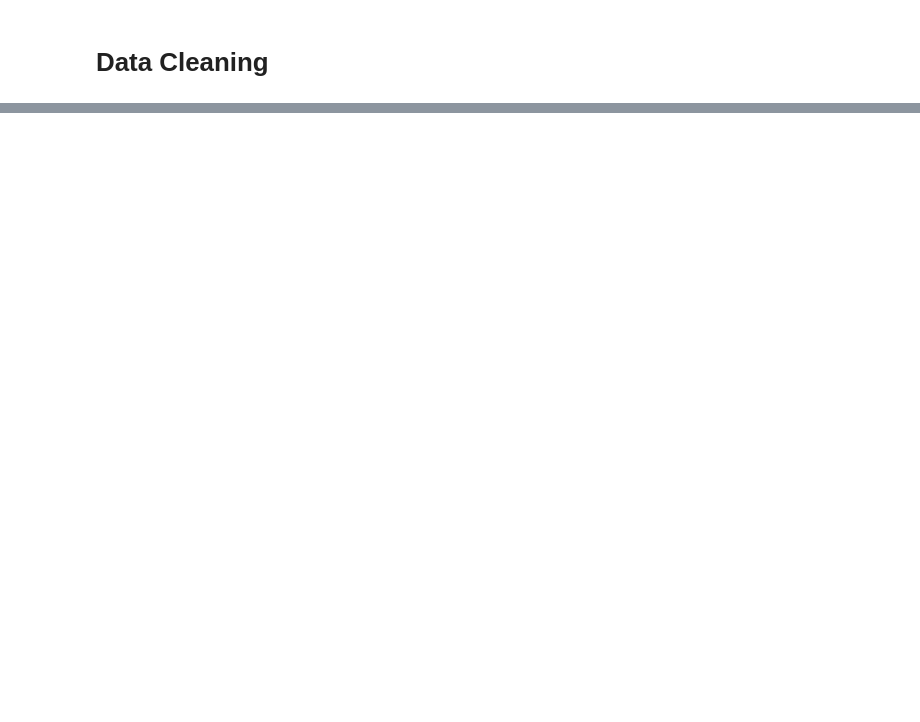
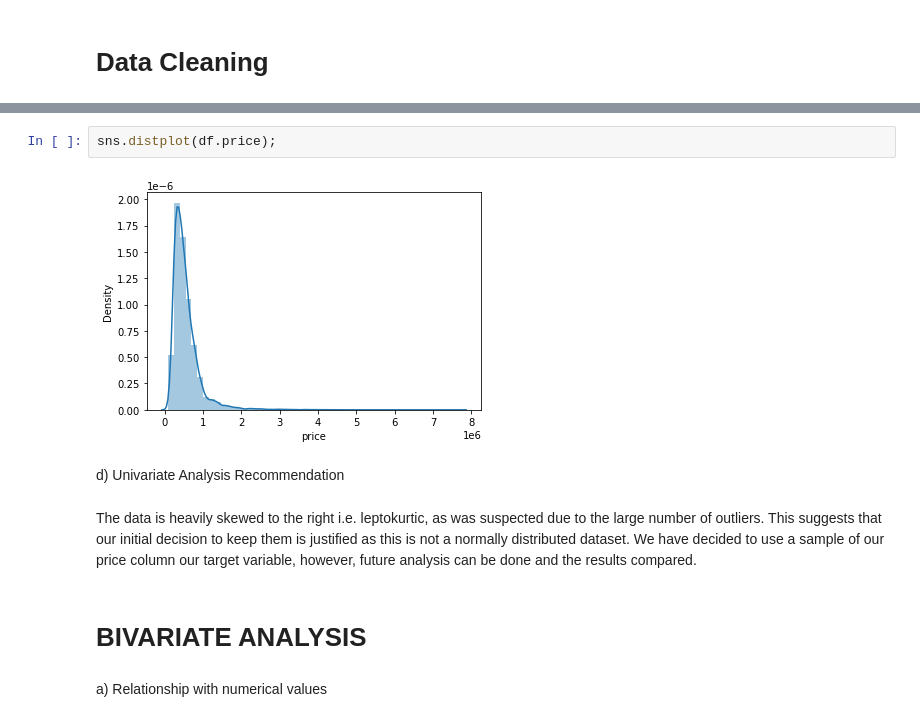
Before and after one commit to Musasia-Ryan/Phase-2-project, a Jupyter notebook: student.ipynb, the cells around one changed output, grey strips where cells are left out. Saved outputs shown, nothing was run; the diff lists cells and outputs as text; blank space fills up the shorter version.

```diff
--- a/student.ipynb
+++ b/student.ipynb
@@ -141,0 +343,12 @@ df.duplicated().sum()
+# %%
+sns.distplot(df.price);
+# %% [output]
+[figure, added]
+# %% [markdown]
+d) Univariate Analysis Recommendation
+# %% [markdown]
+The data is heavily skewed to the right i.e. leptokurtic, as was suspected due to the large number of outliers. This suggests that our initial decision to keep them is justified as this is not a normally distributed dataset. We have decided to use a sample of our price column our target variable, however, future analysis can be done and the results compared.
+# %% [markdown]
+# BIVARIATE ANALYSIS
+# %% [markdown]
+a) Relationship with numerical values
```
Also changed, not shown: parts of 144 cells of this notebook.
